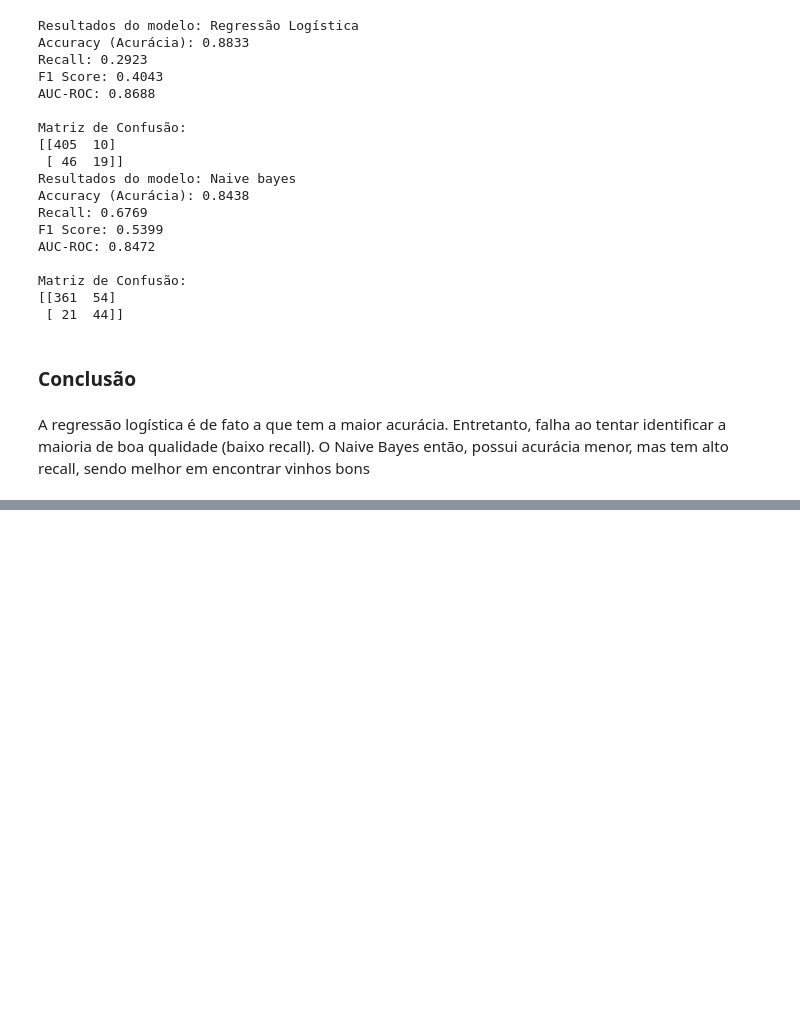
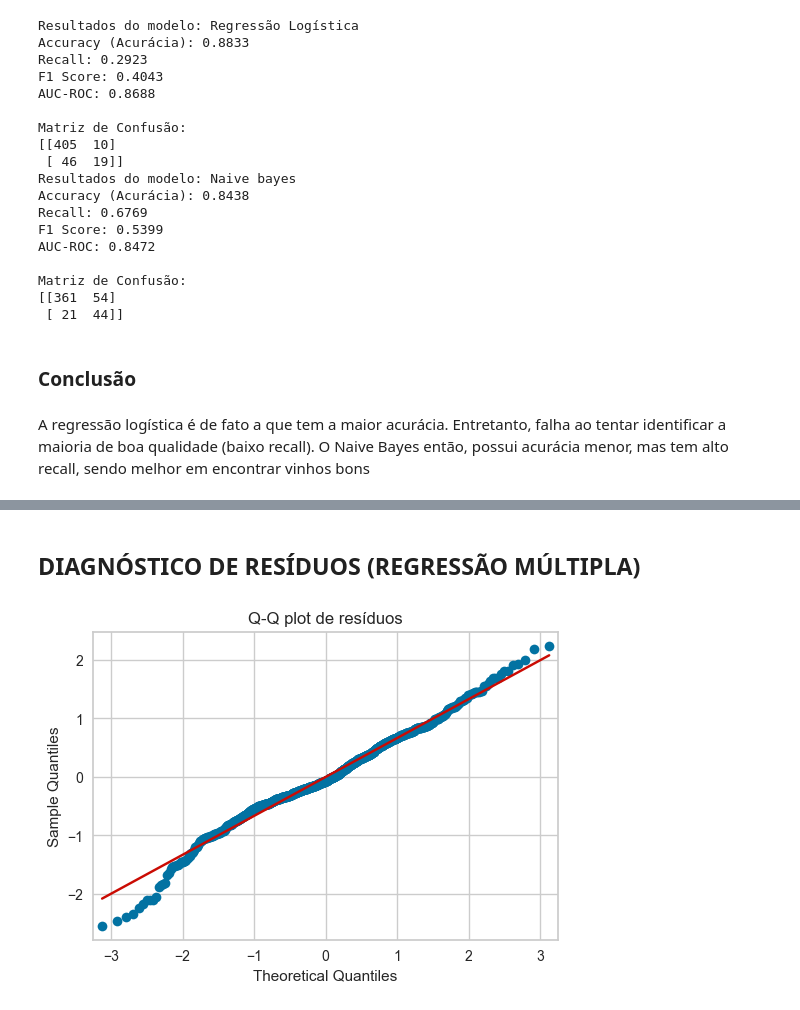
Before and after one commit to Gaalbu/wine-quality-analysis, a Jupyter notebook: main.ipynb, the cells around one changed output, grey strips where cells are left out. Drawn from its saved outputs; the diff is of its cells as text; code cells hidden in the pictures; blank space fills up the shorter version.

```diff
--- a/main.ipynb
+++ b/main.ipynb
@@ -221,0 +344,11 @@ A regressão logística é de fato a que tem a maior acurácia. Entretanto, falh
+# %% [markdown]
+## DIAGNÓSTICO DE RESÍDUOS (REGRESSÃO MÚLTIPLA)
+# %%
+residuos = modelo_multiplo.resid
+
+fig, ax = plt.subplots(figsize = (6, 4))
+sm.qqplot(residuos, line = 's', ax=ax)
+ax.set_title('Q-Q plot de resíduos')
+plt.show()
+# %% [output]
+[figure, added]
```
Also changed, not shown: parts of 14 cells of this notebook, 1 other file.
